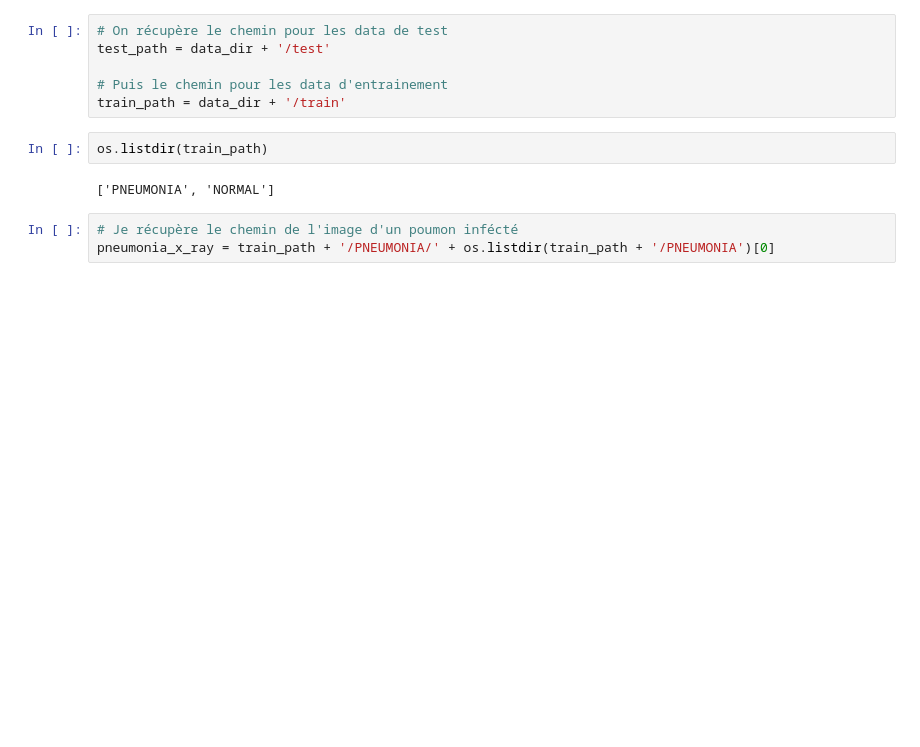
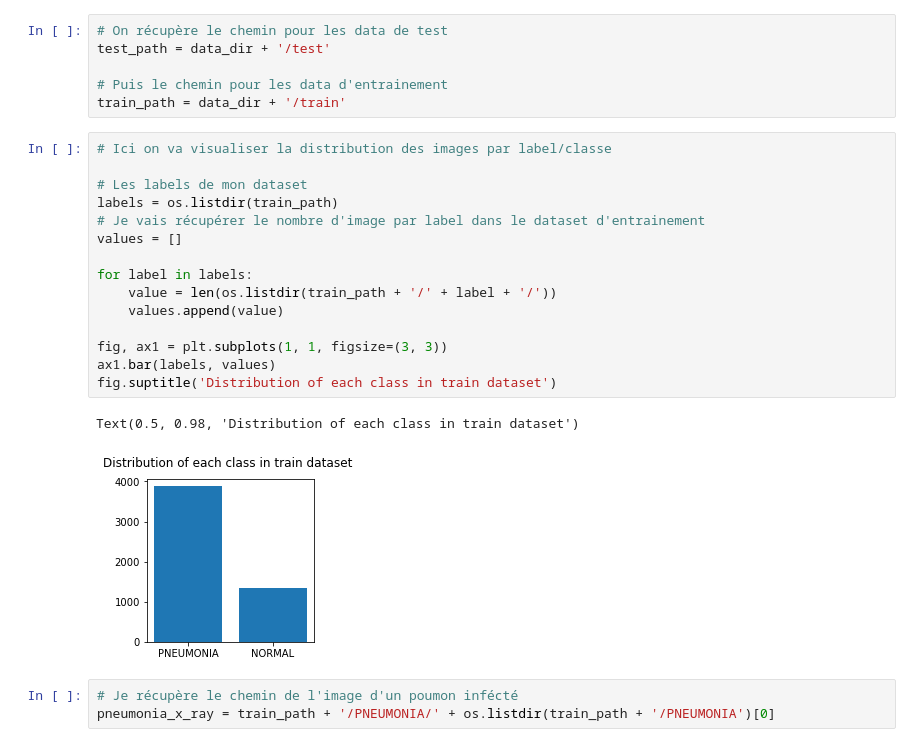
Before and after one commit to younessbennaj/T-DEV-810, a Jupyter notebook: notebook-zoidberg.ipynb, the cells around one changed output. Saved outputs shown, nothing was run; the diff lists cells and outputs as text; blank space fills up the shorter version.

```diff
--- a/notebook-zoidberg.ipynb
+++ b/notebook-zoidberg.ipynb
@@ -22,10 +20,24 @@ test_path = data_dir + '/test'
 
 # Puis le chemin pour les data d'entrainement
 train_path = data_dir + '/train'
-# %%
-os.listdir(train_path)
-# %% [output]
-['PNEUMONIA', 'NORMAL']
+# %%
+# Ici on va visualiser la distribution des images par label/classe
+
+# Les labels de mon dataset
+labels = os.listdir(train_path)
+# Je vais récupérer le nombre d'image par label dans le dataset d'entrainement
+values = []
+
+for label in labels:
+    value = len(os.listdir(train_path + '/' + label + '/'))
+    values.append(value)
+
+fig, ax1 = plt.subplots(1, 1, figsize=(3, 3))
+ax1.bar(labels, values)
+fig.suptitle('Distribution of each class in train dataset')
+# %% [output]
+Text(0.5, 0.98, 'Distribution of each class in train dataset')
+[figure, added]
 # %%
 # Je récupère le chemin de l'image d'un poumon infécté
 pneumonia_x_ray = train_path + '/PNEUMONIA/' + os.listdir(train_path + '/PNEUMONIA')[0]
```
Also changed, not shown: parts of 19 cells of this notebook, 9 other files.
